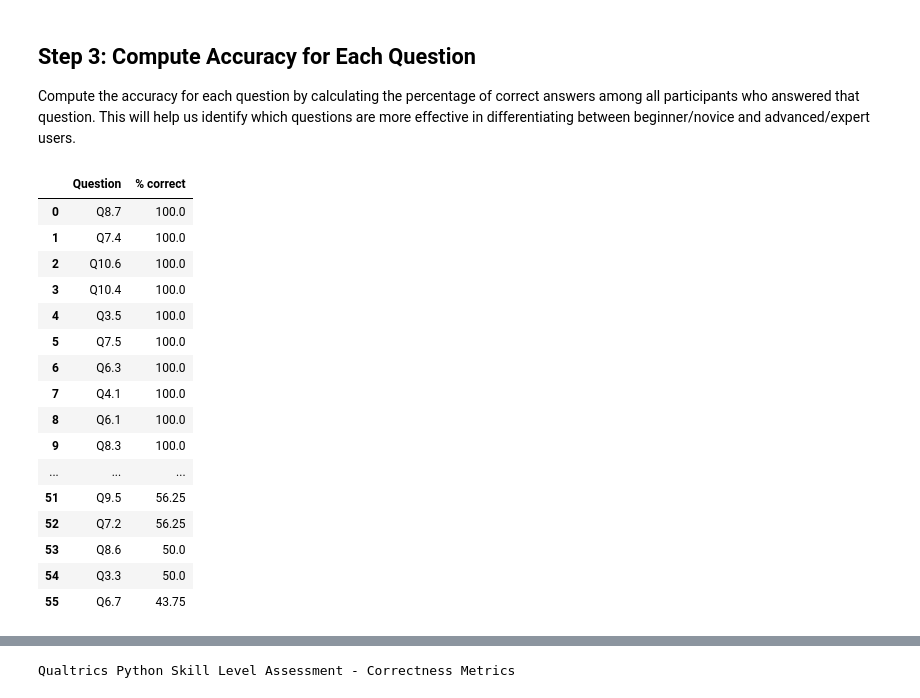
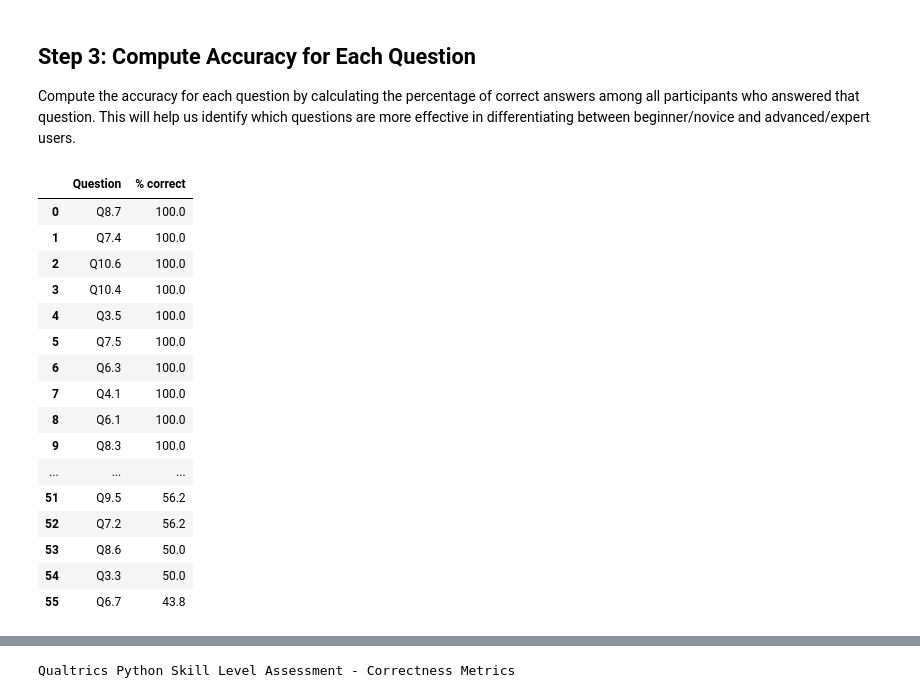
Before and after one commit to alemoraru/exceed-python-skill-assessment, a Jupyter notebook: analysis/detailed_analysis.ipynb, the cells around one changed output, grey strips where cells are left out. Saved outputs shown, nothing was run; the diff lists cells and outputs as text; code cells hidden in the pictures.

```diff
--- a/analysis/detailed_analysis.ipynb
+++ b/analysis/detailed_analysis.ipynb
@@ -73,39 +91,41 @@ correct_mask = (
         .eq(pd.Series(answer_key))
         .where(df_results[question_cols].notna())
 )
+
+correct_mask = correct_mask.astype("float")
 
 # Per-question counts
 correct_cnt  = correct_mask.sum()
 answered_cnt = df_results[question_cols].notna().sum()
 
 # Calculate the percentage of correct answers for each question
 perc_correct = (correct_cnt / answered_cnt * 100).round(1).rename("% correct")
 
 # Create a DataFrame with the percentage of correct answers
 question_perf = (
     perc_correct.reset_index()
         .rename(columns={"index": "Question"})
         .sort_values("% correct", ascending=False)
         .reset_index(drop=True)
 )
 
 from IPython.display import display
 display(question_perf)
 # %% [output]
 |  | Question | % correct |
 | 0 | Q8.7 | 100.0 |
 | 1 | Q7.4 | 100.0 |
 | 2 | Q10.6 | 100.0 |
 | 3 | Q10.4 | 100.0 |
 | 4 | Q3.5 | 100.0 |
 | 5 | Q7.5 | 100.0 |
 | 6 | Q6.3 | 100.0 |
 | 7 | Q4.1 | 100.0 |
 | 8 | Q6.1 | 100.0 |
 | 9 | Q8.3 | 100.0 |
 | ... | ... | ... |
-| 51 | Q9.5 | 56.25 |
-| 52 | Q7.2 | 56.25 |
+| 51 | Q9.5 | 56.2 |
+| 52 | Q7.2 | 56.2 |
 | 53 | Q8.6 | 50.0 |
 | 54 | Q3.3 | 50.0 |
-| 55 | Q6.7 | 43.75 |
+| 55 | Q6.7 | 43.8 |
```
Also changed, not shown: parts of 7 cells of this notebook, 1 other file.
